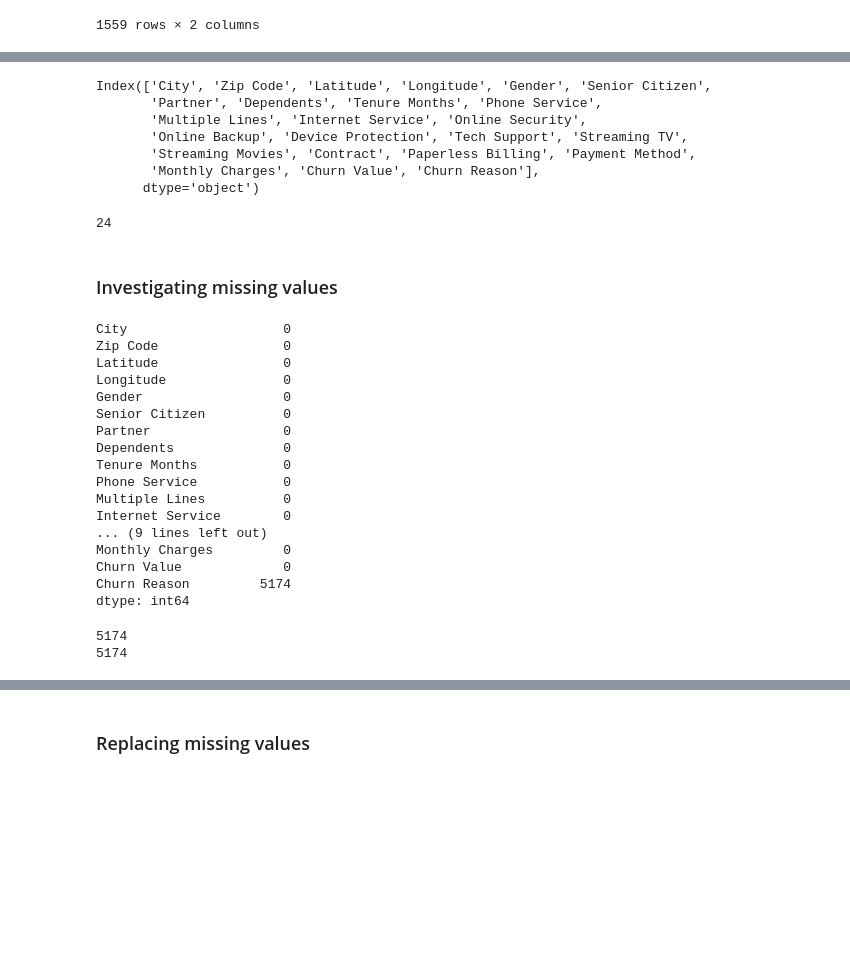
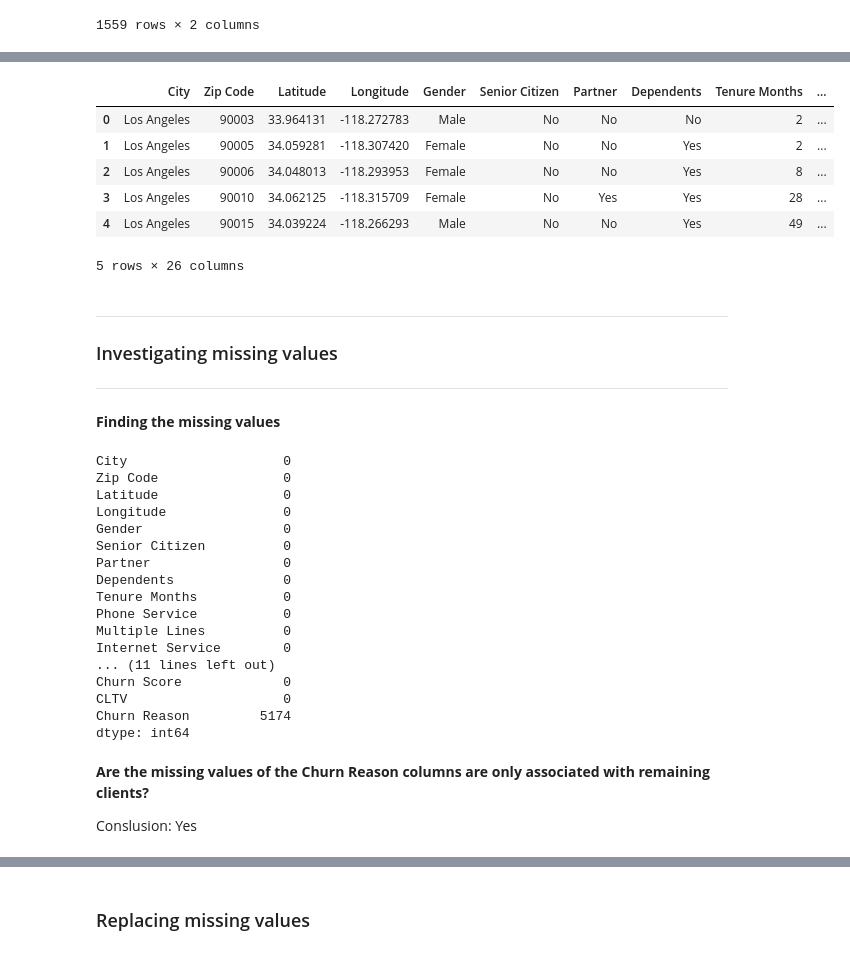
Before and after one commit to ABF-QC/Module2_Project2_team, a Jupyter notebook: notebook/Data_Cleaning.ipynb, the cells around one changed output, grey strips where cells are left out. Saved outputs shown, nothing was run; the diff lists cells and outputs as text; code cells hidden in the pictures; blank space fills up the shorter version.

```diff
--- a/notebook/Data_Cleaning.ipynb
+++ b/notebook/Data_Cleaning.ipynb
@@ -135,28 +232,28 @@ churn_df[churn_df['Streaming TV'] != churn_df['Streaming Movies']].loc[:,'Stream
 # %%
 churn_df.drop(columns=['CustomerID',
                        'Count',
                        'Country',
                        'State',
                        'Lat Long',
                        'Total Charges',
-                       'Churn Label',
-                       'Churn Score',
-                       'CLTV',
+                       'Churn Label'
                       ], inplace=True)
 
-print(churn_df.columns)
-len(churn_df.columns)
+churn_df.head(5)
 # %% [output]
+|  | City | Zip Code | Latitude | Longitude | Gender | Senior Citizen | Partner | Dependents | Tenure Months | ... |
+| 0 | Los Angeles | 90003 | 33.964131 | -118.272783 | Male | No | No | No | 2 | ... |
+| 1 | Los Angeles | 90005 | 34.059281 | -118.307420 | Female | No | No | Yes | 2 | ... |
+| 2 | Los Angeles | 90006 | 34.048013 | -118.293953 | Female | No | No | Yes | 8 | ... |
+| 3 | Los Angeles | 90010 | 34.062125 | -118.315709 | Female | No | Yes | Yes | 28 | ... |
+| 4 | Los Angeles | 90015 | 34.039224 | -118.266293 | Male | No | No | Yes | 49 | ... |
-Index(['City', 'Zip Code', 'Latitude', 'Longitude', 'Gender', 'Senior Citizen',
-       'Partner', 'Dependents', 'Tenure Months', 'Phone Service',
-       'Multiple Lines', 'Internet Service', 'Online Security',
-       'Online Backup', 'Device Protection', 'Tech Support', 'Streaming TV',
-       'Streaming Movies', 'Contract', 'Paperless Billing', 'Payment Method',
-       'Monthly Charges', 'Churn Value', 'Churn Reason'],
-      dtype='object')
+5 rows × 26 columns
-24
 # %% [markdown]
+---
 ### Investigating missing values
+---
+# %% [markdown]
+**Finding the missing values**
 # %%
 churn_df.isna().sum()
 # %% [output]
@@ -172,17 +269,12 @@ Tenure Months           0
 Phone Service           0
 Multiple Lines          0
 Internet Service        0
-... (9 lines left out)
-Monthly Charges         0
-Churn Value             0
+... (11 lines left out)
+Churn Score             0
+CLTV                    0
 Churn Reason         5174
 dtype: int64
-# %%
-# Looking at the amount of remaining clients
-print(churn_df[churn_df['Churn Value'] == 0]['Churn Value'].count())
-
-# Looking at the count of na value in the column 'Churn Reason' in remaining clients
-print(churn_df[churn_df['Churn Value'] == 0]['Churn Reason'].isna().sum())
-# %% [output]
-5174
-5174
+# %% [markdown]
+**Are the missing values of the Churn Reason columns are only associated with remaining clients?**
+
+Conslusion: Yes
```
Also changed, not shown: parts of 27 cells of this notebook.
